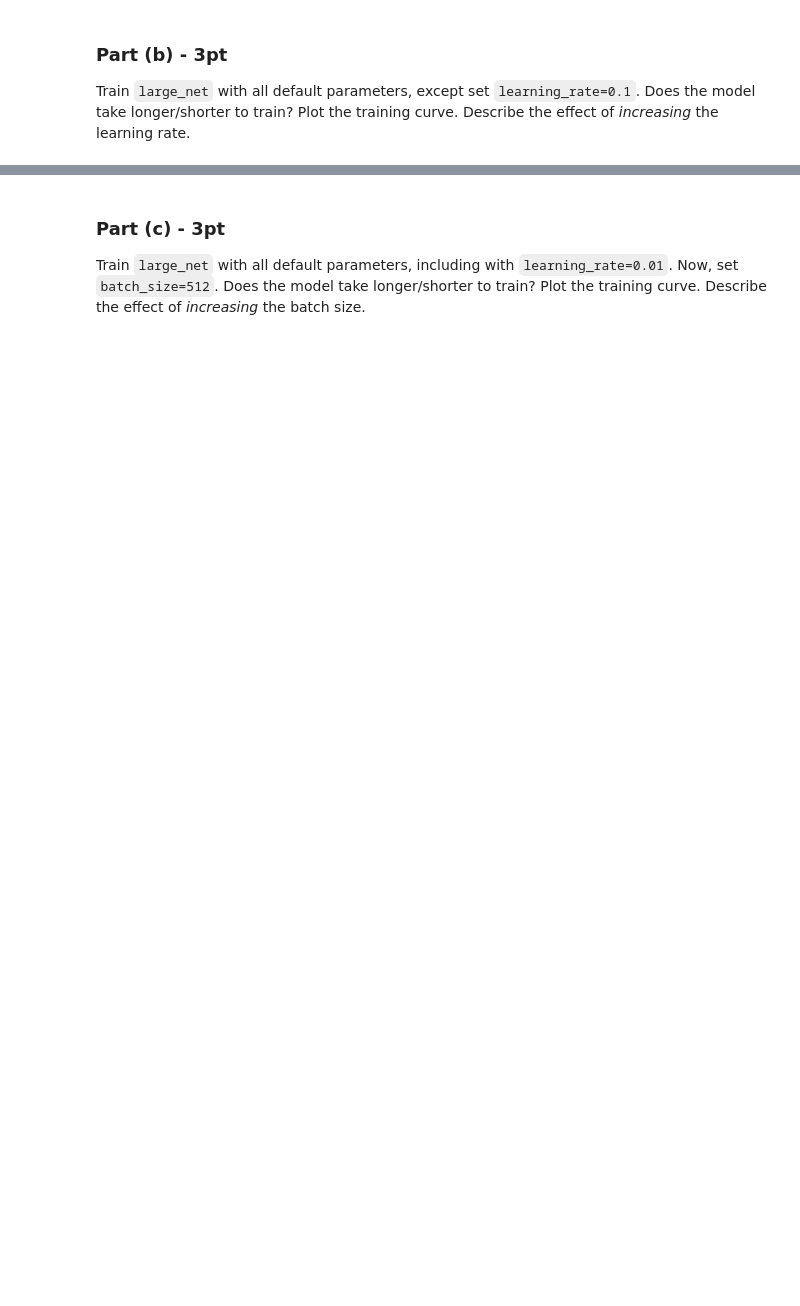
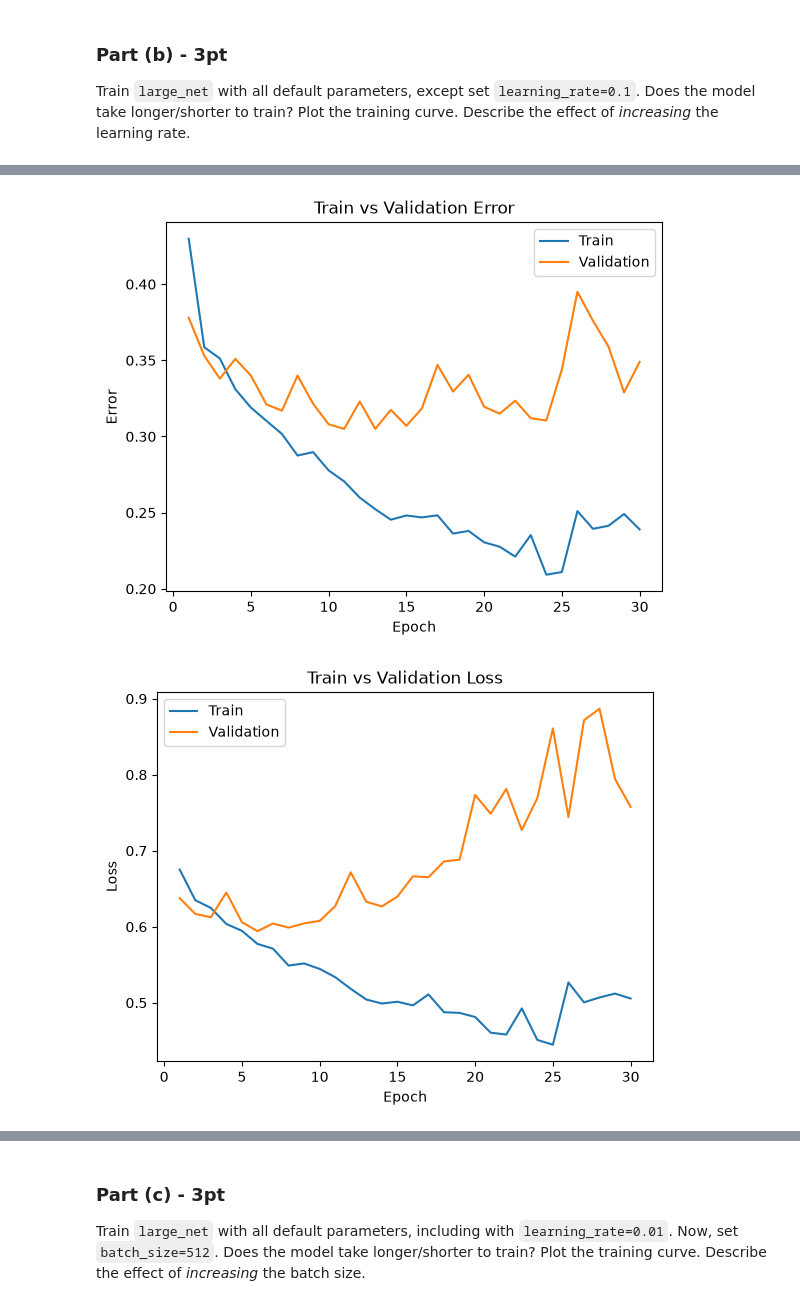
Before and after one commit to Samantha-Hossain/APS360, a Jupyter notebook: Lab 2/Lab2.ipynb, the cells around one changed output, grey strips where cells are left out. Saved outputs shown, nothing was run; the diff lists cells and outputs as text; code cells hidden in the pictures; blank space fills up the shorter version.

```diff
--- a/Lab 2/Lab2.ipynb
+++ b/Lab 2/Lab2.ipynb
@@ -501,3 +634,8 @@ large_net = LargeNet()
 Train `large_net` with all default parameters, except set `learning_rate=0.1`.
 Does the model take longer/shorter to train?
 Plot the training curve. Describe the effect of *increasing* the learning rate.
+# %%
+large_net = LargeNet()
+train_net(large_net, batch_size=64, learning_rate=0.1, num_epochs=30)
+plot_training_curve(get_model_name("large", batch_size=64, learning_rate=0.1, epoch=29))
+# %% [output]
@@ -503,0 +659,2 @@ Plot the training curve. Describe the effect of *increasing* the learning rate.
+[figure, added]
+[figure, added]
```
Also changed, not shown: parts of 28 cells of this notebook, 1 other file.
